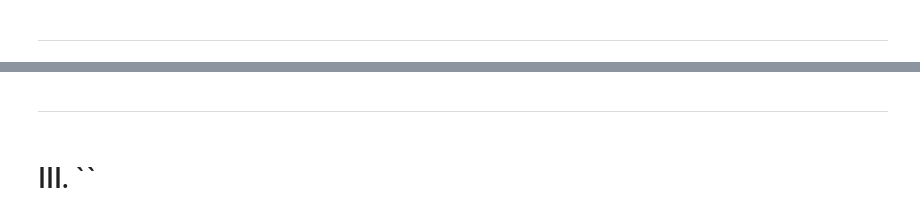
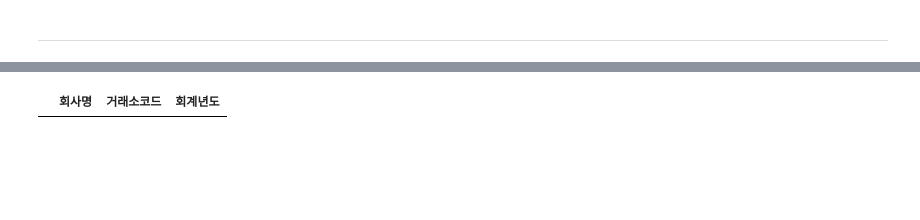
Before and after one commit to ZiNoBae/Hackathon_ubion, a Jupyter notebook: Teamproject_2nd/preprocessing/pre_01.ipynb, the cells around one changed output, grey strips where cells are left out. Saved outputs shown, nothing was run; the diff lists cells and outputs as text; code cells hidden in the pictures; blank space fills up the shorter version.

```diff
--- a/Teamproject_2nd/preprocessing/pre_01.ipynb
+++ b/Teamproject_2nd/preprocessing/pre_01.ipynb
@@ -355,3 +372,0 @@ ________________________
-# %%
-# 표준산업분류 drop
-main_df.drop('표준산업분류_중분류', axis=1, inplace=True)
@@ -365,0 +435,5 @@ main_df.loc[main_df['기간제비율(%)'].isna(), '기간제비율(%)'] = 0
+# %%
+# 제거
+print(main_df_copy_5[['Target']].value_counts())
+main_df = main_df.loc[~(main_df['평균근속연수(년)'].isna())]
+print(main_df[['Target']].value_counts())
@@ -365,0 +485,2 @@ main_df.loc[main_df['기간제비율(%)'].isna(), '기간제비율(%)'] = 0
+# %%
+main_df = main_df.loc[~(main_df['직원수증감율(%)'].isna())]
@@ -454,2 +527,0 @@ main_df['직원수증감율(%)'].isna().sum()
-# %% [markdown]
----
@@ -472,2 +528,4 @@ main_df['직원수증감율(%)'].isna().sum()
-# %% [markdown]
-# III. ``
+# %%
+main_df.loc[main_df["K2_score"]==-(np.inf)][["회사명","거래소코드","회계년도"]]
+# %% [output]
+|  | 회사명 | 거래소코드 | 회계년도 |
```
Also changed, not shown: parts of 41 cells of this notebook, 11 other files.
